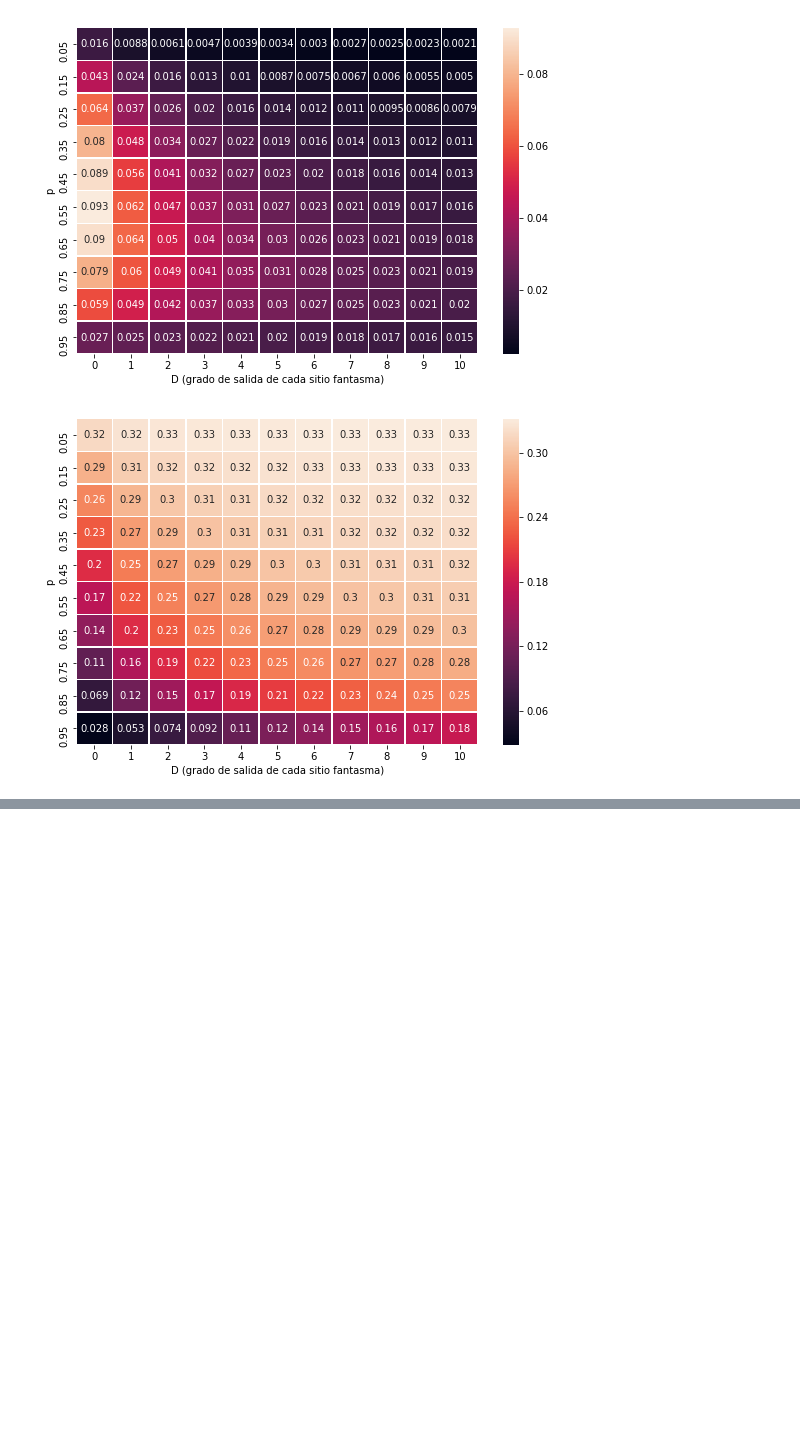
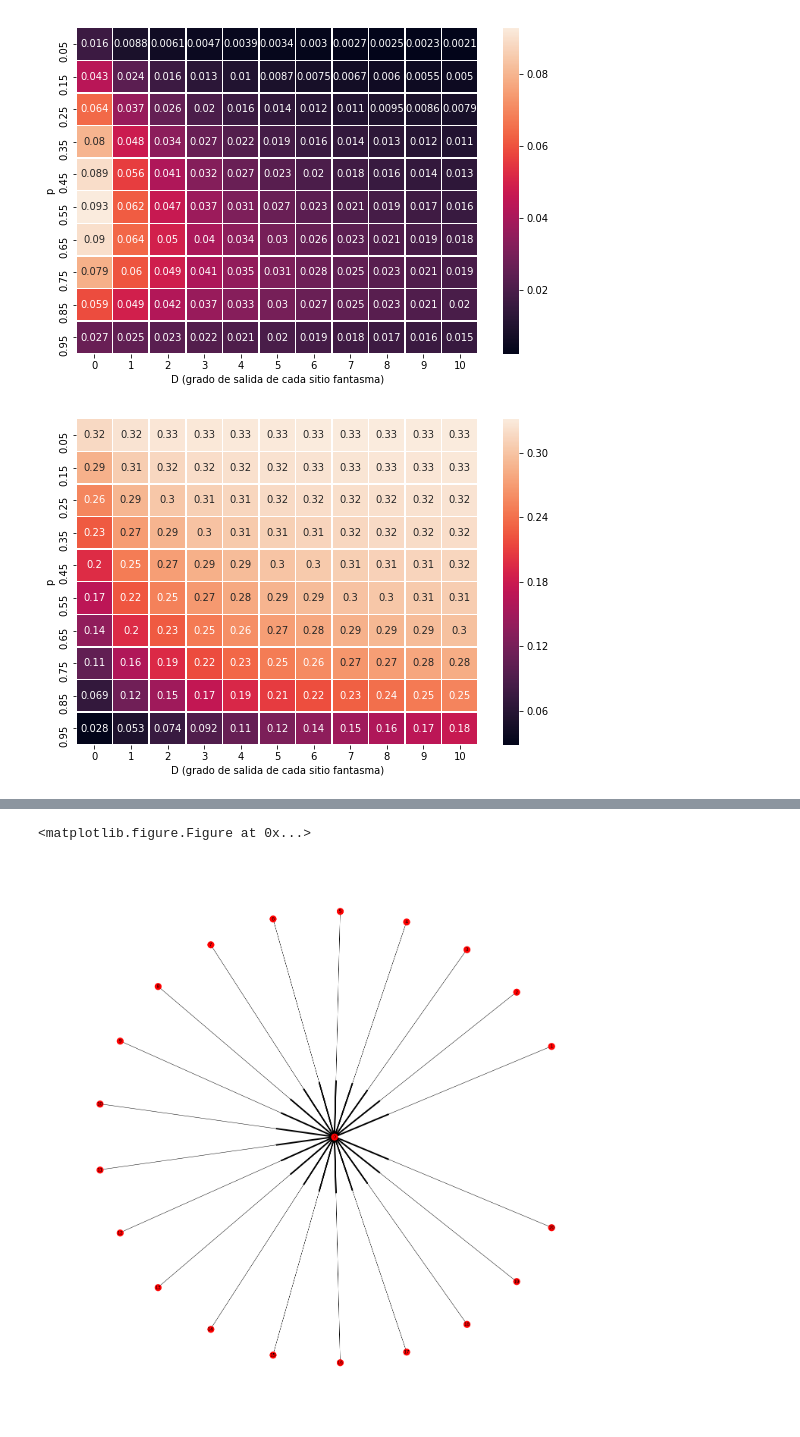
Before and after one commit to ABorgna/metnum, a Jupyter notebook: tp1/src/exp/exp_grafos_hack.ipynb, the cells around one changed output, grey strips where cells are left out. Cells and saved outputs as stored; diff of their text form; code cells hidden in the pictures; blank space fills up the shorter version.

```diff
--- a/tp1/src/exp/exp_grafos_hack.ipynb
+++ b/tp1/src/exp/exp_grafos_hack.ipynb
@@ -390,0 +403,5 @@ imprimir(generar_grafo_random_de_densidad(10 , 1), 'img/prueba.png')
+# %%
+imprimir(grafos[2], 'img/hackarbolgrafo20.png')
+# %% [output]
+<matplotlib.figure.Figure at 0x...>
+[figure, added]
```
Also changed, not shown: parts of 16 cells of this notebook.
